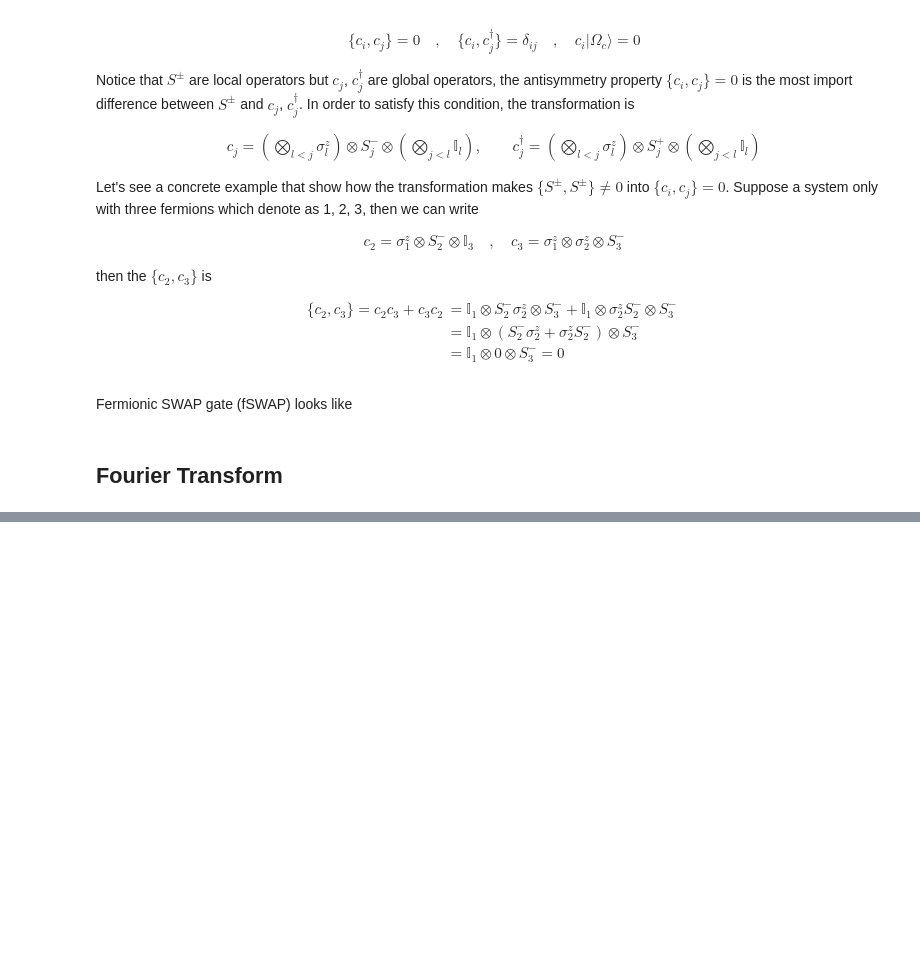
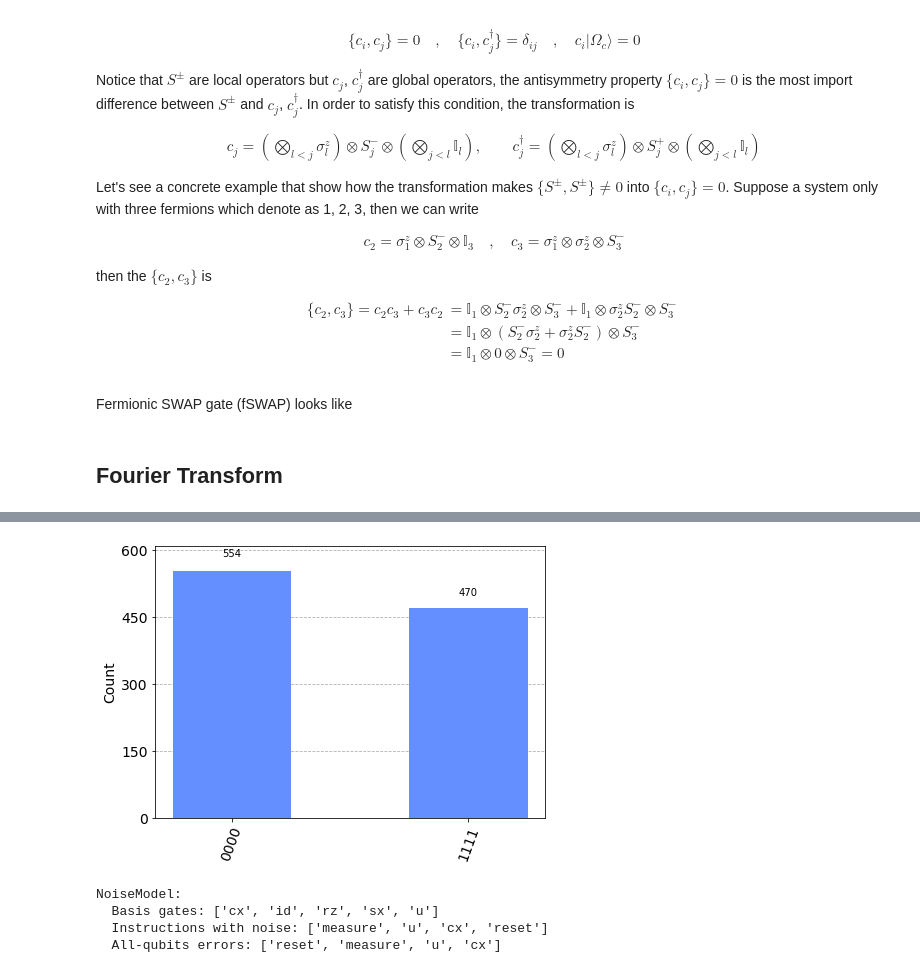
Before and after one commit to Jim137/QuantumSimulation_IsingModel, a Jupyter notebook: 1D_TFIM_sim.ipynb, the cells around one changed output, grey strips where cells are left out. Drawn from its saved outputs; the diff is of its cells as text; code cells hidden in the pictures; blank space fills up the shorter version.

```diff
--- a/1D_TFIM_sim.ipynb
+++ b/1D_TFIM_sim.ipynb
@@ -159,0 +219,32 @@ plot_Mag_of_ground_state(vexact, mag_sim)
+# %%
+# Ideal simulator and execution
+sim_ideal = AerSimulator()
+result_ideal = sim_ideal.run(circ).result()
+plot_histogram(result_ideal.get_counts(0))
+# %% [output]
+[figure, added]
+# %%
+# Example error probabilities
+p_reset = 0.01
+p_meas = 0.01
+p_gate1 = 0.01
+
+# QuantumError objects
+error_reset = pauli_error([('X', p_reset), ('I', 1 - p_reset)])
+error_meas = pauli_error([('X',p_meas), ('I', 1 - p_meas)])
+error_gate1 = pauli_error([('X',p_gate1), ('I', 1 - p_gate1)])
+error_gate2 = error_gate1.tensor(error_gate1)
+
+# Add errors to noise model
+noise_bit_flip = NoiseModel()
+noise_bit_flip.add_all_qubit_quantum_error(error_reset, "reset")
+noise_bit_flip.add_all_qubit_quantum_error(error_meas, "measure")
+noise_bit_flip.add_all_qubit_quantum_error(error_gate1, ["u"])
+noise_bit_flip.add_all_qubit_quantum_error(error_gate2, ["cx"])
+
+print(noise_bit_flip)
+# %% [output]
+NoiseModel:
+  Basis gates: ['cx', 'id', 'rz', 'sx', 'u']
+  Instructions with noise: ['measure', 'u', 'cx', 'reset']
+  All-qubits errors: ['reset', 'measure', 'u', 'cx']
```
Also changed, not shown: parts of 22 cells of this notebook.
